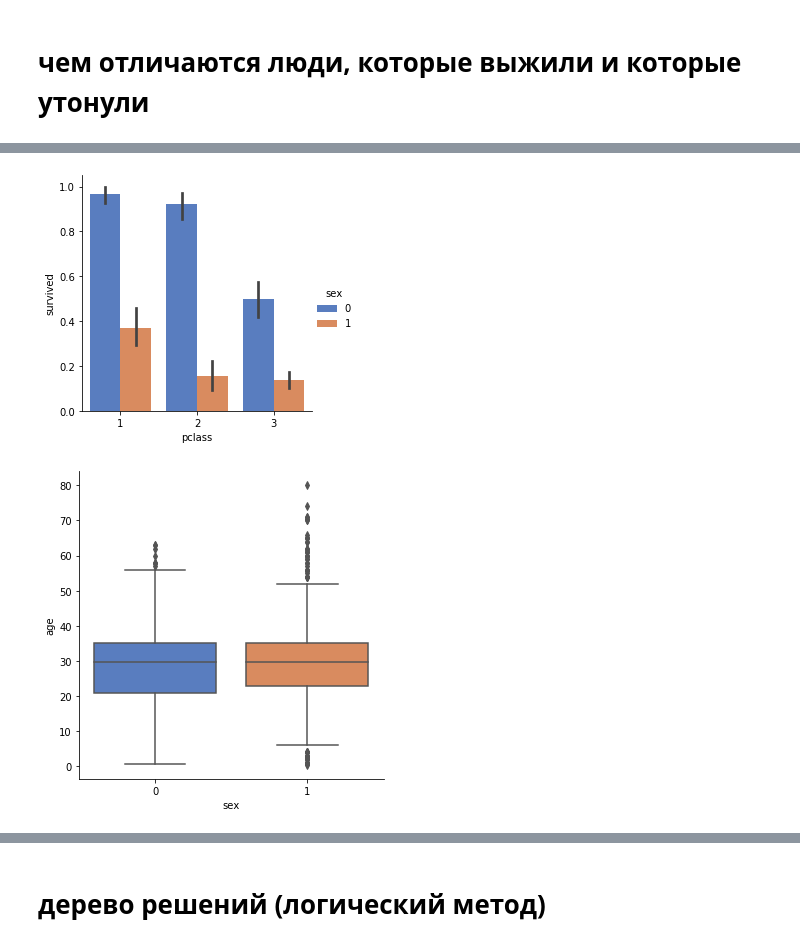
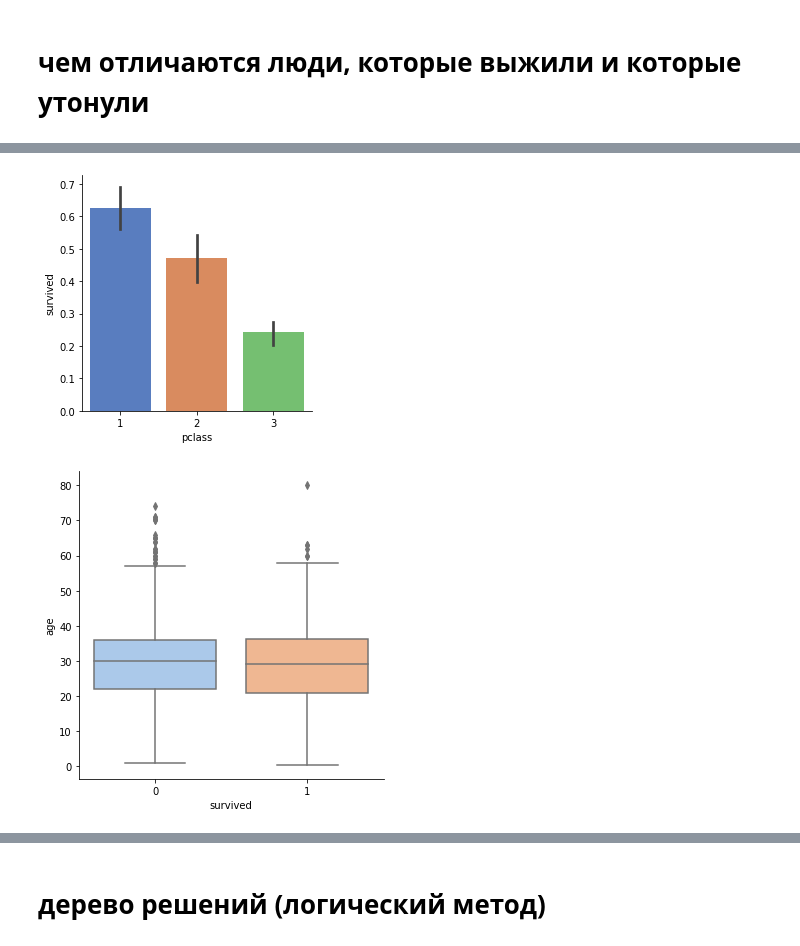
Before and after one commit to loechka/homeworks, a Jupyter notebook: TITANIC.ipynb, the cells around one changed output, grey strips where cells are left out. Cells and saved outputs as stored; diff of their text form; code cells hidden in the pictures.

```diff
--- a/TITANIC.ipynb
+++ b/TITANIC.ipynb
@@ -72,3 +166 @@ Name: embarked, dtype: int64
-# %%
-data = data.join(pd.get_dummies(data.embarked, prefix='port')).drop(['embarked'], axis = 1)
 # %%
@@ -83,2 +174,0 @@ data.head(5)
-# %%
-data['age'].fillna(np.mean(data['age']), inplace = True)
@@ -87,5 +175,3 @@ data['age'].fillna(np.mean(data['age']), inplace = True)
-# %%
-data['sibex'] = data['sibsp'].apply(lambda x: 1 if x!=0 else 0)
 # %%
 data.info()
 # %% [output]
@@ -113,0 +232,10 @@ memory usage: 72.3+ KB
+# %%
+# ПЕРВЫЙ СПОСОБ, на основе нескольких признаков
+data['family'] = (data['sibsp'] + data['parch']).apply(lambda x : 1 if x>0 else 0)
+data['fare_round'] = 20*(data['fare']//20)
+l_col = ['pclass','sex','family','title','fare_round']
+data['age'] = data['age'].fillna(data.groupby(l_col)['age'].transform('mean'))
+# оставшиеся
+data['age'] = data['age'].fillna(data.age.mean())
+
+data = data.drop(columns = 'fare_round')
@@ -135,12 +334,13 @@ plt.show()
 # %%
 # класс билета
-g = sns.catplot(x="pclass", y="survived", hue ='sex', data=data,
+g = sns.catplot(x="pclass", y="survived", data=data,
                 height=4, kind="bar", palette="muted")
+# выживших в 1 классе больше
 # %% [output]
-[figure, old version]
+[figure, new version]
 # %%
 # возраст всех пассажиров
-sns.catplot(x="sex", y="age", kind="box", data=data, palette="muted");
+sns.catplot(x="survived", y="age", kind="box", data=data, palette="pastel");
 # %% [output]
-[figure, old version]
+[figure, new version]
 # %%
```
Also changed, not shown: parts of 142 cells of this notebook, 1 other file.
